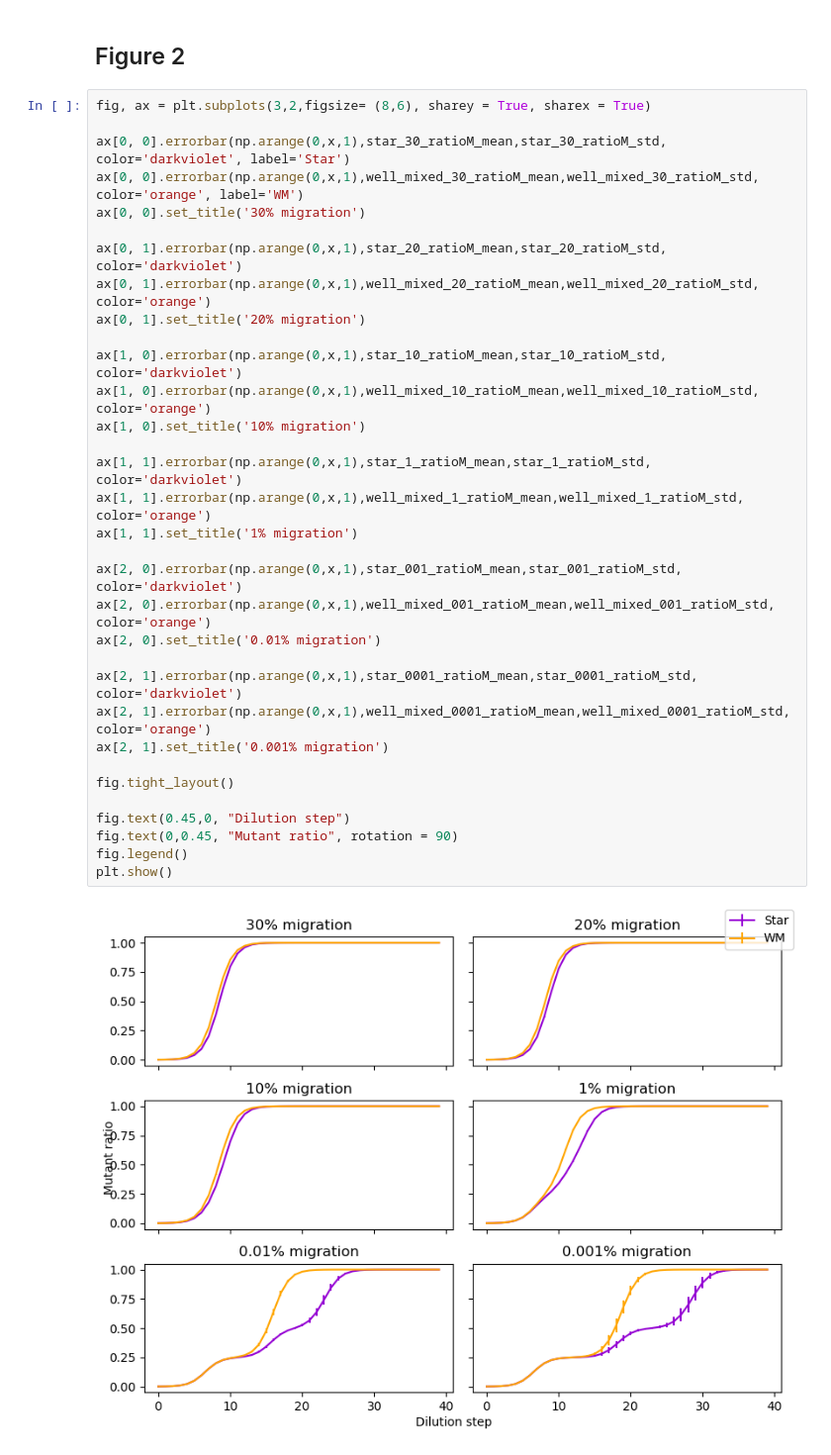
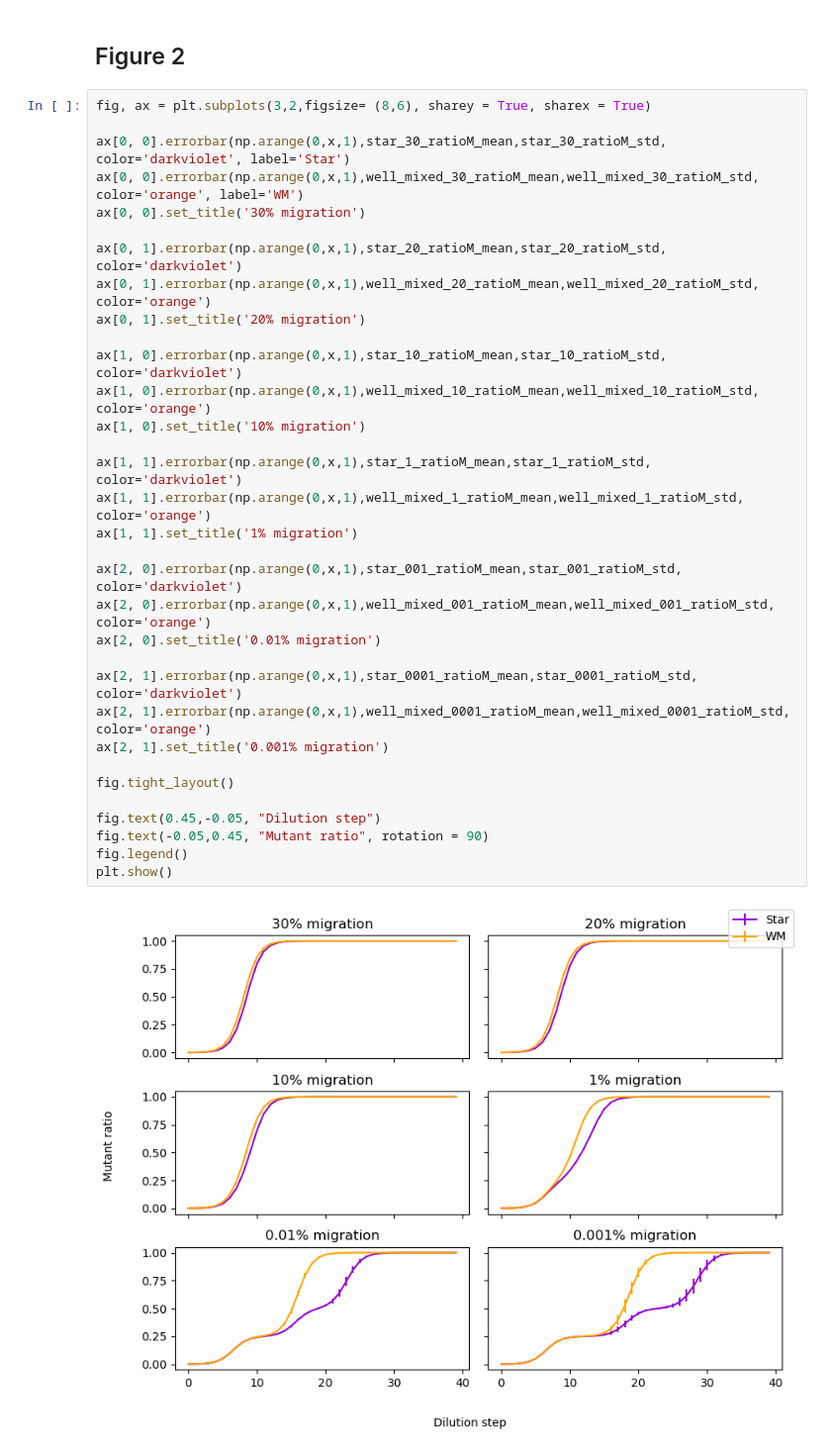
Before and after one commit to LisaPaganiEPFL/Lab-Immersion-2022, a Jupyter notebook: 100_simulation_Figure2.ipynb, the cells around one changed output. Shown: that part at 99% size. Saved outputs shown, nothing was run; the diff lists cells and outputs as text.

```diff
--- a/100_simulation_Figure2.ipynb
+++ b/100_simulation_Figure2.ipynb
@@ -264,33 +486,33 @@ fig, ax = plt.subplots(3,2,figsize= (8,6), sharey = True, sharex = True)
 
 ax[0, 0].errorbar(np.arange(0,x,1),star_30_ratioM_mean,star_30_ratioM_std, color='darkviolet', label='Star')
 ax[0, 0].errorbar(np.arange(0,x,1),well_mixed_30_ratioM_mean,well_mixed_30_ratioM_std, color='orange', label='WM')
 ax[0, 0].set_title('30% migration')
 
 ax[0, 1].errorbar(np.arange(0,x,1),star_20_ratioM_mean,star_20_ratioM_std, color='darkviolet')
 ax[0, 1].errorbar(np.arange(0,x,1),well_mixed_20_ratioM_mean,well_mixed_20_ratioM_std, color='orange')
 ax[0, 1].set_title('20% migration')
 
 ax[1, 0].errorbar(np.arange(0,x,1),star_10_ratioM_mean,star_10_ratioM_std, color='darkviolet')
 ax[1, 0].errorbar(np.arange(0,x,1),well_mixed_10_ratioM_mean,well_mixed_10_ratioM_std, color='orange')
 ax[1, 0].set_title('10% migration')
 
 ax[1, 1].errorbar(np.arange(0,x,1),star_1_ratioM_mean,star_1_ratioM_std, color='darkviolet')
 ax[1, 1].errorbar(np.arange(0,x,1),well_mixed_1_ratioM_mean,well_mixed_1_ratioM_std, color='orange')
 ax[1, 1].set_title('1% migration')
 
 ax[2, 0].errorbar(np.arange(0,x,1),star_001_ratioM_mean,star_001_ratioM_std, color='darkviolet')
 ax[2, 0].errorbar(np.arange(0,x,1),well_mixed_001_ratioM_mean,well_mixed_001_ratioM_std, color='orange')
 ax[2, 0].set_title('0.01% migration')
 
 ax[2, 1].errorbar(np.arange(0,x,1),star_0001_ratioM_mean,star_0001_ratioM_std, color='darkviolet')
 ax[2, 1].errorbar(np.arange(0,x,1),well_mixed_0001_ratioM_mean,well_mixed_0001_ratioM_std, color='orange')
 ax[2, 1].set_title('0.001% migration')
 
 fig.tight_layout()
 
-fig.text(0.45,0, "Dilution step")
-fig.text(0,0.45, "Mutant ratio", rotation = 90)
+fig.text(0.45,-0.05, "Dilution step")
+fig.text(-0.05,0.45, "Mutant ratio", rotation = 90)
 fig.legend()
 plt.show()
 # %% [output]
-[figure, old version]
+[figure, new version]
```
Also changed, not shown: parts of 15 cells of this notebook.
